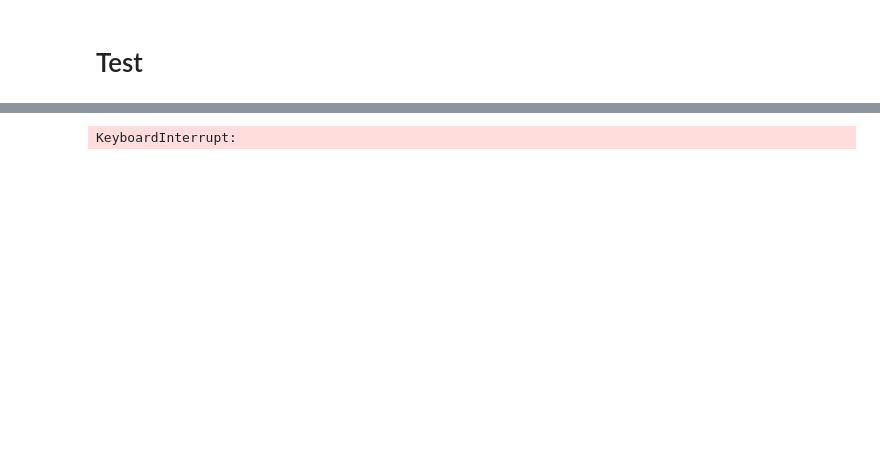
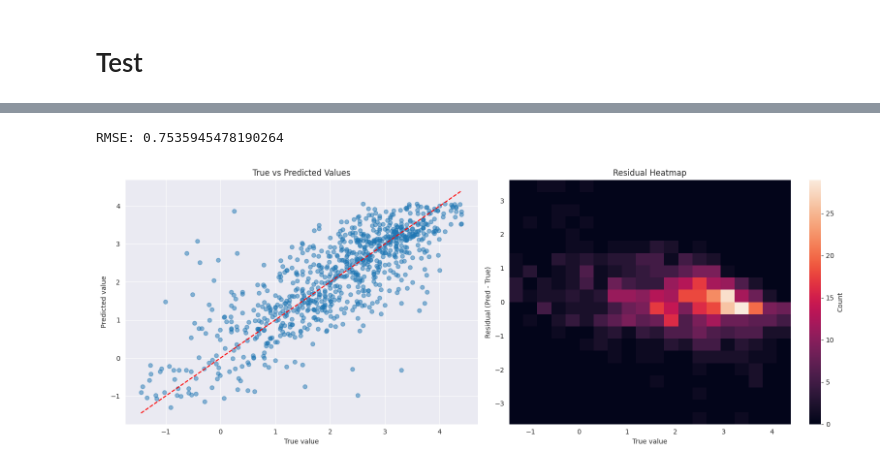
Before and after one commit to luciacuevascsv/analisis_redes_sociales, a Jupyter notebook: Practica II/Notebook.ipynb, the cells around one changed output, grey strips where cells are left out. Cells and saved outputs as stored; diff of their text form; code cells hidden in the pictures; blank space fills up the shorter version.

Commit message:
pruebas practica ii2

```diff
--- a/Practica II/Notebook.ipynb
+++ b/Practica II/Notebook.ipynb
@@ -279,37 +263,3 @@ plt.show()
 [figure]
 # %% [markdown]
 # Definir modelo
-# %%
-'''from torch.nn import Module
-from torch_geometric.nn import GCN, MLP, global_add_pool
-
-class GCNGraph(Module):
-
-    def __init__(self, num_features, num_classes, hidden_channels=64, n_layers=3):
-        super(GCNGraph, self).__init__()
-        self.gcn = GCN(
-            in_channels=num_features,
-            hidden_channels=hidden_channels,
-            num_layers=n_layers,
-            out_channels=hidden_channels,
-            dropout=0.5
-        )
-        self.cls = MLP(
-            in_channels=hidden_channels,
-            hidden_channels=hidden_channels,
-            out_channels=num_classes,
-            num_layers=2,
-            dropout=0.5
-        )
-
-    def reset_parameters(self):
-        self.gcn.reset_parameters()
-        self.cls.reset_parameters()
-
-    def forward(self, data):
-        x, edge_index, batch = data.x, data.edge_index, data.batch
-
-        x = self.gcn(x.float(), edge_index)
-        x = global_add_pool(x, batch)
-        x = self.cls(x)
-        return x'''
@@ -698,8 +583,8 @@ from google.colab import files
 model.load_state_dict(best_model_state)
 model.eval()
 
-uploaded = files.upload()
-test_labels_df = pd.read_csv("test_labels.csv")
+url = "https://raw.githubusercontent.com/luciacuevascsv/analisis_redes_sociales/main/Practica%20II/test_labels.csv"
+test_labels_df = pd.read_csv(url)
 test_labels_dict = dict(zip(test_labels_df['id'], test_labels_df['label']))
 
 y_true = []
@@ -726 +610,2 @@ print_figures(y_true_arr, y_pred_arr)
-KeyboardInterrupt:
+RMSE: 0.7535945478190264
+[figure, added]
```
Also changed, not shown: parts of 13 cells of this notebook, 1 other file.
